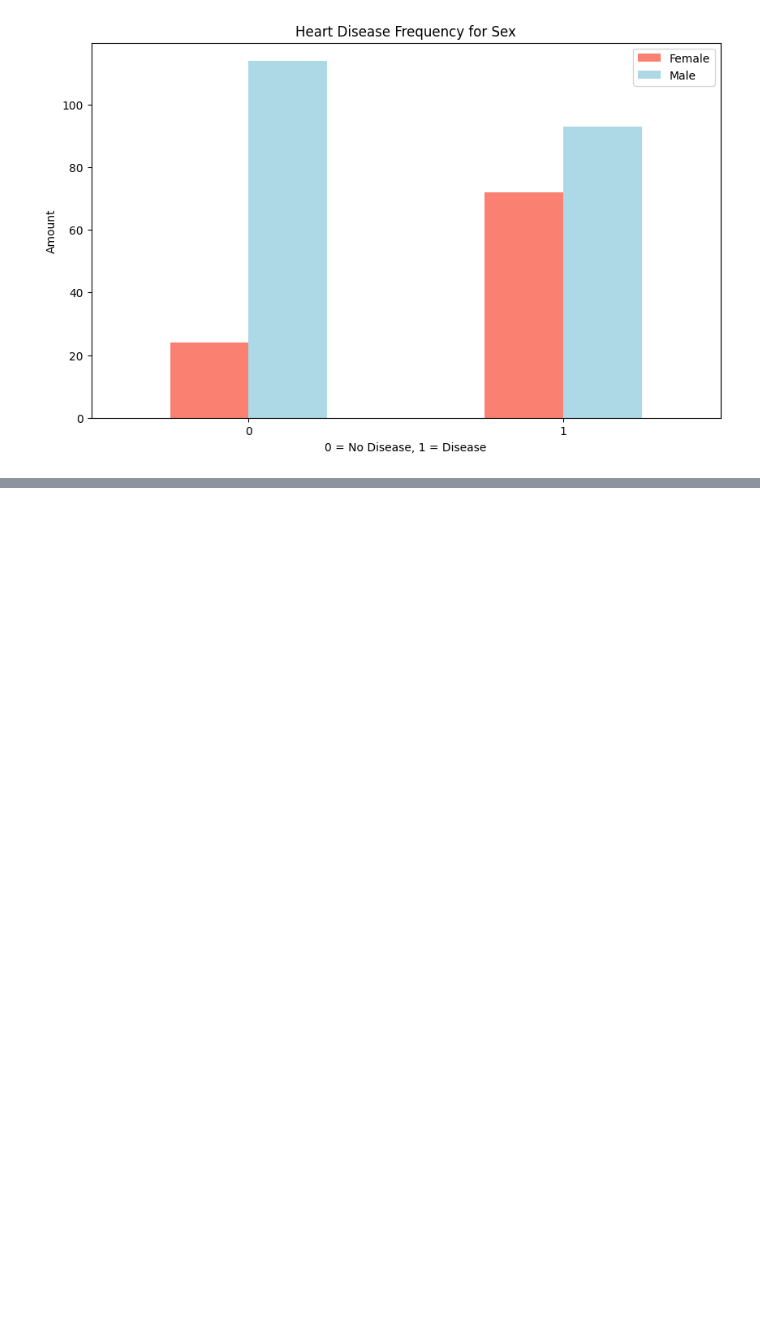
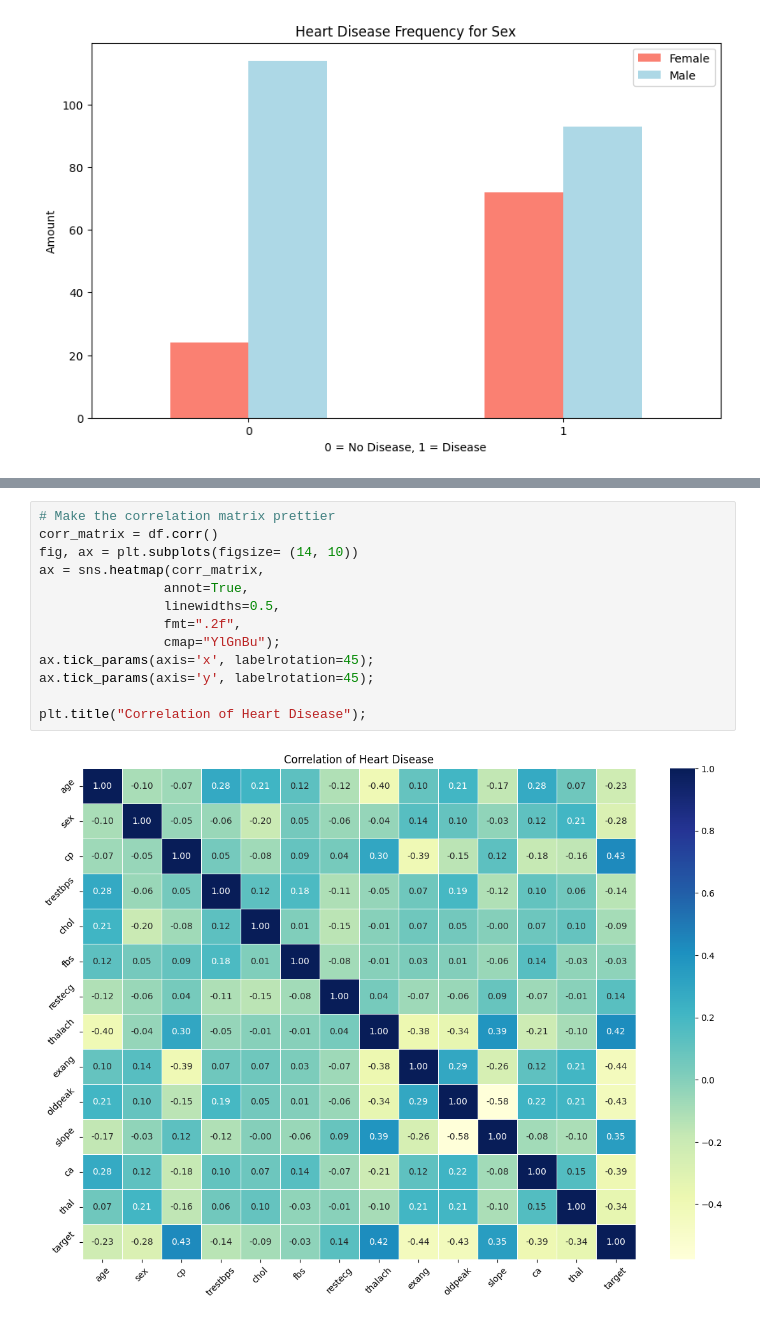
Before and after one commit to Haakim19/heart-disease-classification, a Jupyter notebook: end-to-end-heart-disease-classification.ipynb, the cells around one changed output, grey strips where cells are left out. Drawn from its saved outputs; the diff is of its cells as text; blank space fills up the shorter version.

```diff
--- a/end-to-end-heart-disease-classification.ipynb
+++ b/end-to-end-heart-disease-classification.ipynb
@@ -218,0 +308,15 @@ plt.xticks(rotation=0);
+# %%
+# Make the correlation matrix prettier
+corr_matrix = df.corr()
+fig, ax = plt.subplots(figsize= (14, 10))
+ax = sns.heatmap(corr_matrix,
+                annot=True,
+                linewidths=0.5,
+                fmt=".2f",
+                cmap="YlGnBu");
+ax.tick_params(axis='x', labelrotation=45);
+ax.tick_params(axis='y', labelrotation=45);
+
+plt.title("Correlation of Heart Disease");
+# %% [output]
+[figure, added]
```
Also changed, not shown: parts of 46 cells of this notebook.
